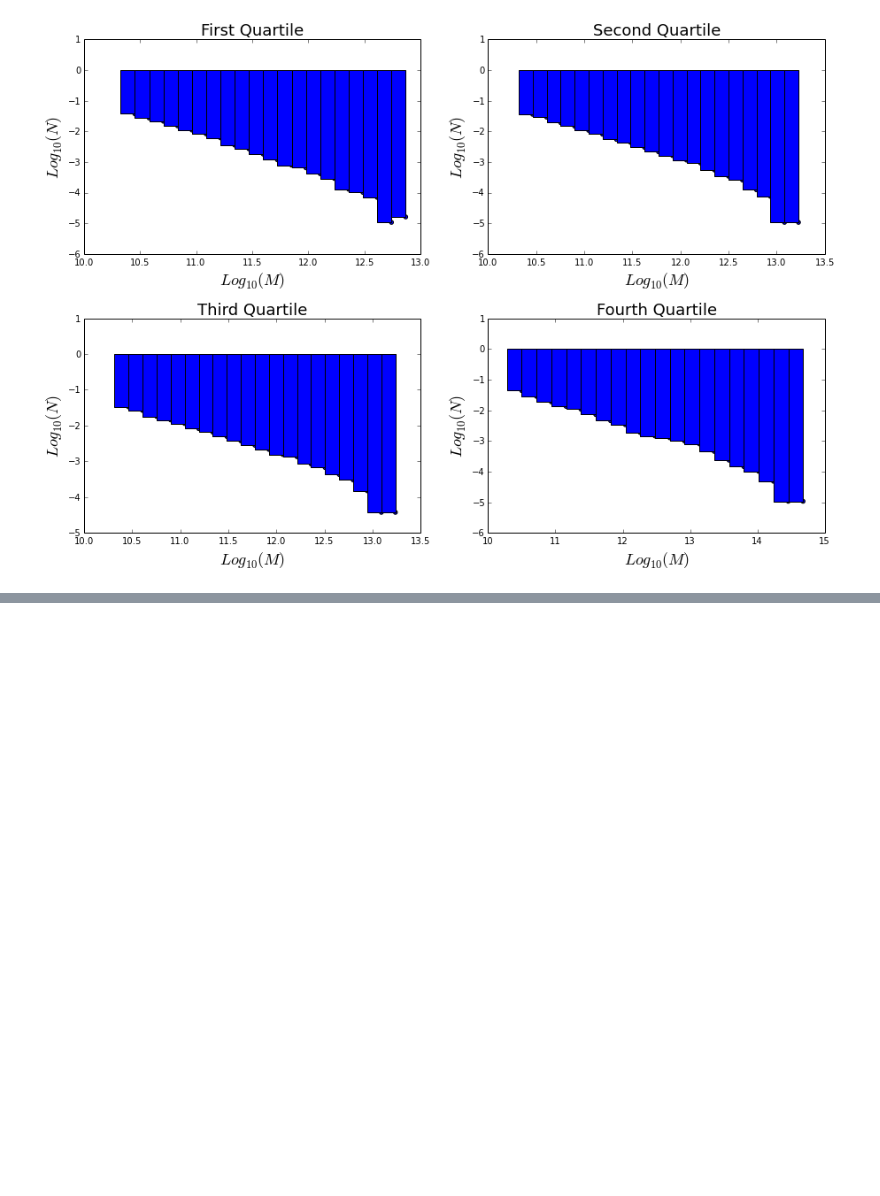
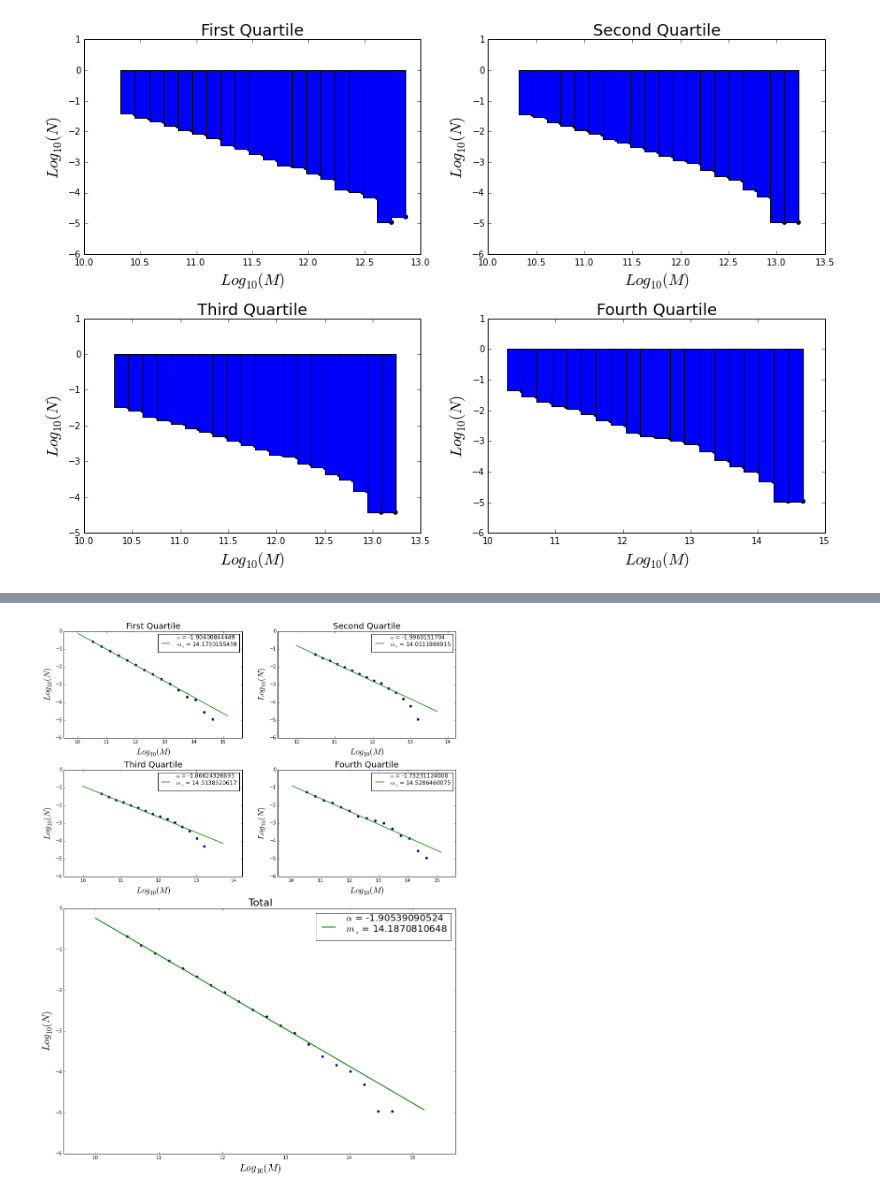
Before and after one commit to jdprada1760/Cornell_Summer, a Jupyter notebook: Millenium_Run/Big_Simulation/quartile.ipynb, the cells around one changed output, grey strips where cells are left out. Cells and saved outputs as stored; diff of their text form; code cells hidden in the pictures; blank space fills up the shorter version.

```diff
--- a/Millenium_Run/Big_Simulation/quartile.ipynb
+++ b/Millenium_Run/Big_Simulation/quartile.ipynb
@@ -62,14 +62,22 @@ def histog( mf, nbins ):
 def log100(x):
     return log10(x)
 # %%
-# The fitting function
+# Schechter function
 def Schechter(m,alpha,phi_s,m_s):
     MHI = 10.**m
     M_s = 10.**m_s
     return np.log(10.)*phi_s*((MHI/M_s)**(alpha+1))*numpy.exp(-MHI/M_s)
-
+# Power fit
+def Power(m,alpha,phi_s,m_s):
+    MHI = 10.**m
+    M_s = 10.**m_s
+    return np.log(10.)*phi_s*((MHI/M_s)**(alpha+1))
 # Returns the fitted parameterts for the Schechter function given a mass distribution
 def fit(mf,bins):
     # tmp[0]:mj,  tmp[1]:nj
     tmp = histog(log100(mf),bins)
     return optimize.curve_fit(Schechter,tmp[0],tmp[1],p0=[-2.0,0,14], sigma = np.sqrt(tmp[1]), maxfev = 40000)
+# Returns the fitted parameters for Power law given the mass distribution
+def fitP(mf,bins):
+    tmp = histog(log100(mf),bins)
+    return optimize.curve_fit(Power,tmp[0],tmp[1],p0=[-2.0,0,14], sigma = np.sqrt(tmp[1]), maxfev = 40000)
@@ -218,0 +210,81 @@ print (tmp[0:-1]), tmp
+# %%
+# Graphics of the mass function for each quartile
+import matplotlib.gridspec as gridspec
+bins = 15
+fig, axes = plt.subplots( nrows=2, ncols=4, figsize=(15,20) )
+plt.subplots_adjust(left=None, bottom=None, right=None, top=None, wspace=0.2, hspace=0.3)
+gs = gridspec.GridSpec(4,2)
+ax0 = plt.subplot(gs[0, 0])
+ax1 = plt.subplot(gs[0, 1])
+ax2 = plt.subplot(gs[1, 0])
+ax3 = plt.subplot(gs[1, 1])
+ax4 = plt.subplot(gs[2:,:])
+# Histo for first quartile
+tmp = histog(log100(q1),bins)
+logm = linspace(amin(tmp[0])-0.5,amax(tmp[0])+0.5, 100)
+ax0.scatter( tmp[0], log100(tmp[1]))
+ft = fitP(q1,bins)[0]
+ax0.plot(logm, log100(Power(logm,ft[0],ft[1],ft[2]) ),'g',
+         label = r"$\alpha$ = " + str(ft[0]) +"\n" + r"$m_\ast$ = " + str(ft[2]) , lw = 1.5)
+ax0.set_title('First Quartile', fontsize = 18)
+ax0.set_ylabel('$Log_{10}(N)$', fontsize = 18)
+ax0.set_xlabel('$Log_{10}(M)$', fontsize = 18)
+ax0.set_ylim(-6,0)
+ax0.set_xlim(amin(tmp[0])-1,amax(tmp[0])+1)
+ax0.legend()
+#--
+tmp = histog(log100(q2),bins)
+logm = linspace(amin(tmp[0])-0.5,amax(tmp[0])+0.5, 100)
+ax1.scatter( tmp[0], log100(tmp[1]))
+ft = fitP(q2,bins)[0]
+ax1.plot(logm, log100(Power(logm,ft[0],ft[1],ft[2]) ),'g',
+         label = r"$\alpha$ = " + str(ft[0]) +"\n" + r"$m_\ast$ = " + str(ft[2]), lw = 1.5)
+ax1.set_title('Second Quartile', fontsize = 18)
+ax1.set_ylabel('$Log_{10}(N)$', fontsize = 18)
+ax1.set_xlabel('$Log_{10}(M)$', fontsize = 18)
+ax1.set_ylim(-6,0)
+ax1.set_xlim(amin(tmp[0])-1,amax(tmp[0])+1)
+ax1.legend()
+#--
+tmp = histog(log100(q3),bins)
+logm = linspace(amin(tmp[0])-0.5,amax(tmp[0])+0.5, 100)
+ax2.scatter( tmp[0], log100(tmp[1]))
+ft = fitP(q3,bins)[0]
+ax2.plot(logm, log100(Power(logm,ft[0],ft[1],ft[2]) ),'g',
+         label = r"$\alpha$ = " + str(ft[0]) +"\n" + r"$m_\ast$ = " + str(ft[2]), lw = 1.5)
+ax2.set_title('Third Quartile', fontsize = 18)
+ax2.set_ylabel('$Log_{10}(N)$', fontsize = 18)
+ax2.set_xlabel('$Log_{10}(M)$', fontsize = 18)
+ax2.set_ylim(-6,0)
+ax2.set_xlim(amin(tmp[0])-1,amax(tmp[0])+1)
+ax2.legend()
+#--
+tmp = histog(log100(q4),bins)
+logm = linspace(amin(tmp[0])-0.5,amax(tmp[0])+0.5, 100)
+ax3.scatter( tmp[0], log100(tmp[1]))
+ft = fitP(q4,bins)[0]
+ax3.plot(logm, log100(Power(logm,ft[0],ft[1],ft[2]) ),'g',
+         label = r"$\alpha$ = " + str(ft[0]) +"\n" + r"$m_\ast$ = " + str(ft[2]), lw = 1.5)
+ax3.set_title('Fourth Quartile', fontsize = 18)
+ax3.set_ylabel('$Log_{10}(N)$', fontsize = 18)
+ax3.set_xlabel('$Log_{10}(M)$', fontsize = 18)
+ax3.set_ylim(-6,0)
+ax3.set_xlim(amin(tmp[0])-1,amax(tmp[0])+1)
+ax3.legend()
+
+# Total fit
+q1 = M*table[1]
+bins = 20
+tmp = histog(log100(q1),bins)
+logm = linspace(amin(tmp[0])-0.5,amax(tmp[0])+0.5, 100)
+ax4.scatter( tmp[0], log100(tmp[1]))
+ft = fitP(q1,bins)[0]
+ax4.plot(logm, log100(Power(logm,ft[0],ft[1],ft[2]) ),'g',
+         label = r"$\alpha$ = " + str(ft[0]) +"\n" + r"$m_\ast$ = " + str(ft[2]) , lw = 2)
+ax4.set_title('Total', fontsize = 22)
+ax4.set_ylabel('$Log_{10}(N)$', fontsize = 22)
+ax4.set_xlabel('$Log_{10}(M)$', fontsize = 22)
+ax4.set_ylim(-6,0)
+ax4.set_xlim(amin(tmp[0])-1,amax(tmp[0])+1)
+ax4.legend(prop={'size':20})
+# %% [output]
@@ -218,0 +292 @@ print (tmp[0:-1]), tmp
+[figure, added]
```
Also changed, not shown: parts of 10 cells of this notebook.
